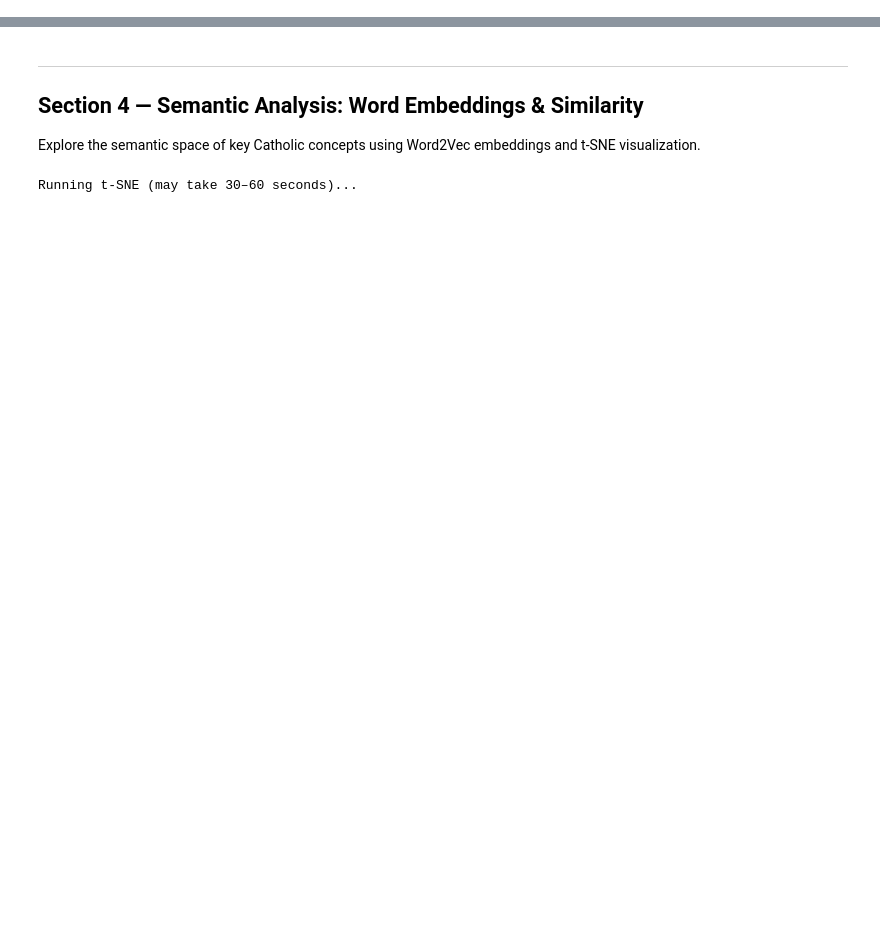
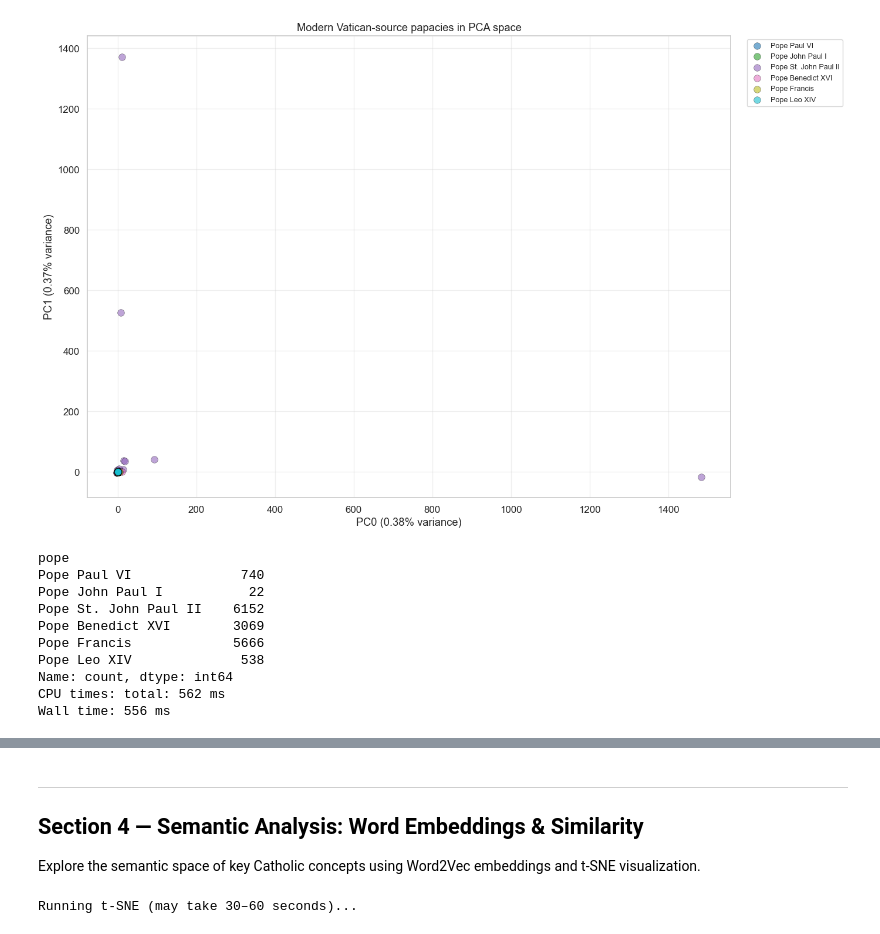
Before and after one commit to robertclayh/encyclicals, a Jupyter notebook: notebooks/03_exploration.ipynb, the cells around one changed output, grey strips where cells are left out. Cells and saved outputs as stored; diff of their text form; code cells hidden in the pictures; blank space fills up the shorter version.

```diff
--- a/notebooks/03_exploration.ipynb
+++ b/notebooks/03_exploration.ipynb
@@ -581,0 +370,45 @@ Wall time: 364 ms
+# %%
+%%time
+
+# RQ1.1 — PCA scatter for modern Vatican-source papal documents only
+pca_with_meta = DOC_PCA.join(MODERN_RQ_LIBRARY[['pope', 'pope_display', 'year_num']], how='inner')
+pca_plot = pca_with_meta[pca_with_meta['pope'].isin(MODERN_TOP_POPES)].copy()
+
+fig, ax = plt.subplots(figsize=(14, 9))
+colors = plt.cm.tab10(np.linspace(0, 1, len(MODERN_TOP_POPES)))
+
+for pope, color in zip(MODERN_TOP_POPES, colors):
+    pope_mask = pca_plot['pope'] == pope
+    ax.scatter(
+        pca_plot.loc[pope_mask, 'PC0'],
+        pca_plot.loc[pope_mask, 'PC1'],
+        label=format_pope_name(pope),
+        s=70,
+        alpha=0.6,
+        color=color,
+        edgecolors='black',
+        linewidth=0.35,
+    )
+
+ax.set_xlabel(f"PC0 ({EXPLAINED_VAR.get('PC0', np.nan):.2%} variance)")
+ax.set_ylabel(f"PC1 ({EXPLAINED_VAR.get('PC1', np.nan):.2%} variance)")
+ax.set_title('Modern Vatican-source papacies in PCA space')
+ax.legend(bbox_to_anchor=(1.02, 1), loc='upper left', fontsize=9)
+ax.grid(True, alpha=0.3)
+plt.tight_layout()
+plt.show()
+
+rq1_counts = MODERN_RQ_LIBRARY[MODERN_RQ_LIBRARY['pope'].isin(MODERN_TOP_POPES)]['pope'].value_counts().reindex(MODERN_TOP_POPES)
+print(rq1_counts.rename(index=format_pope_name))
+# %% [output]
+[figure, added]
+pope
+Pope Paul VI              740
+Pope John Paul I           22
+Pope St. John Paul II    6152
+Pope Benedict XVI        3069
+Pope Francis             5666
+Pope Leo XIV              538
+Name: count, dtype: int64
+CPU times: total: 562 ms
+Wall time: 556 ms
```
Also changed, not shown: parts of 44 cells of this notebook, 59 other files.
